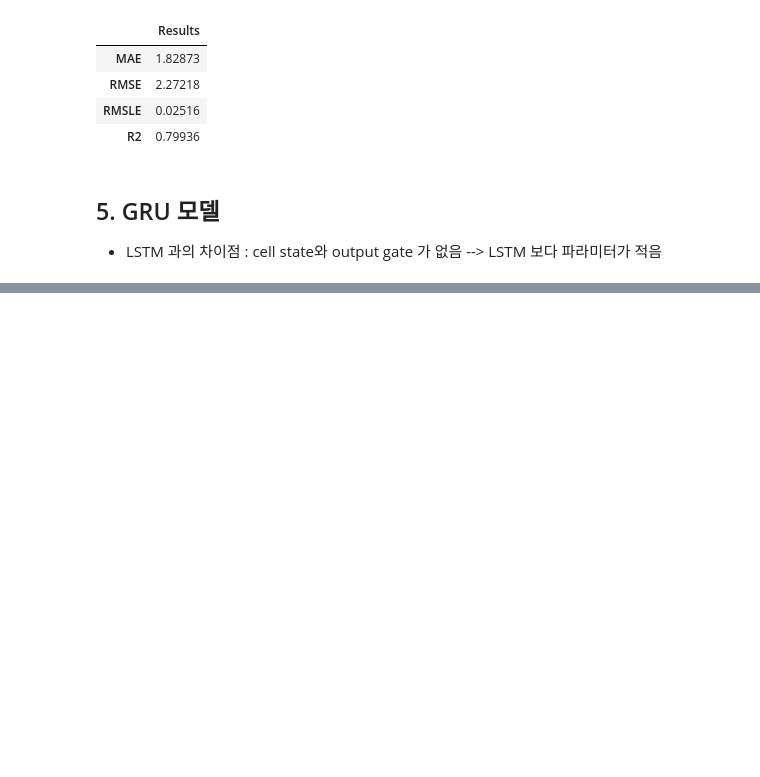
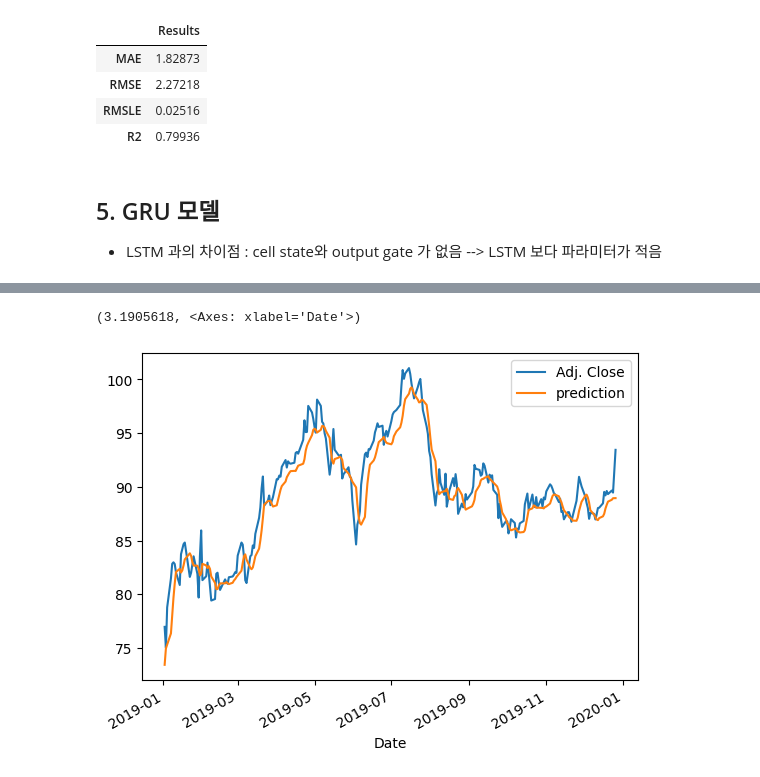
Before and after one commit to bee85919/lstm-gru-test, a Jupyter notebook: lstm-test.ipynb, the cells around one changed output, grey strips where cells are left out. Cells and saved outputs as stored; diff of their text form; code cells hidden in the pictures; blank space fills up the shorter version.

```diff
--- a/lstm-test.ipynb
+++ b/lstm-test.ipynb
@@ -340,3 +340,8 @@ def GRU_model(X_train, y_train, X_test, sc):
     GRU_prediction = sc.inverse_transform(GRU_prediction)
 
     return my_GRU_model, GRU_prediction
+# %%
+my_GRU_model, GRU_prediction = GRU_model(X_train, y_train, X_test, sc)
+GRU_prediction[1:10]
+actual_pred_plot(GRU_prediction)
+# %% [output]
@@ -342,0 +349,2 @@ def GRU_model(X_train, y_train, X_test, sc):
+(3.1905618, <Axes: xlabel='Date'>)
+[figure, added]
```
Also changed, not shown: parts of 7 cells of this notebook.
